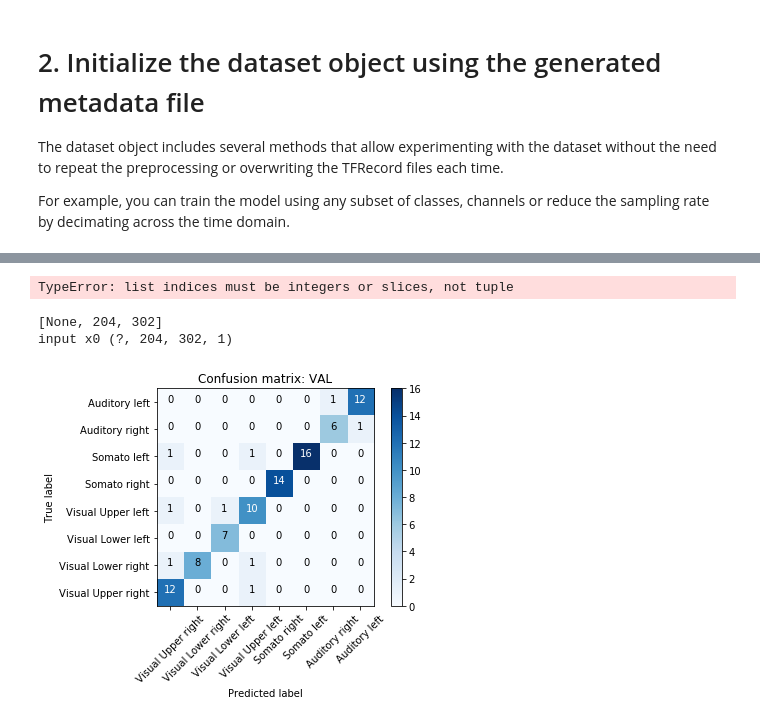
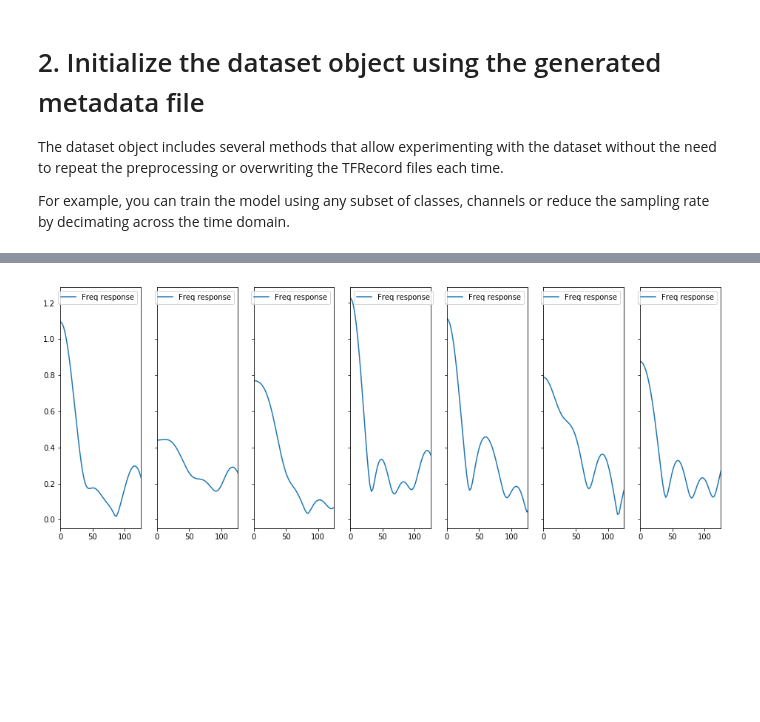
Before and after one commit to zubara/mneflow, a Jupyter notebook: examples/mneflow_example_tf2.ipynb, the cells around one changed output, grey strips where cells are left out. Saved outputs shown, nothing was run; the diff lists cells and outputs as text; code cells hidden in the pictures; blank space fills up the shorter version.

```diff
--- a/examples/mneflow_example_tf2.ipynb
+++ b/examples/mneflow_example_tf2.ipynb
@@ -195,12 +190,4 @@ ValueError: cannot reshape array of size 19328 into shape (61,64)
 # %%
-f3 = model.plot_spectra(sorting='best')
+f2 = model.plot_spectra(sorting='weight_corr')
 # %% [output]
-TypeError: list indices must be integers or slices, not tuple
+[figure, added]
-# %%
-# Plotting the confusion matrix allows to identify analyze whether certain classes
-# are systematically harder to classify
-f2 = model.plot_cm(dataset, dset='val', steps=1, class_names=condition_names)
-# %% [output]
-[None, 204, 302]
-input x0 (?, 204, 302, 1)
-[figure, removed]
```
Also changed, not shown: parts of 19 cells of this notebook, 2 other files.
